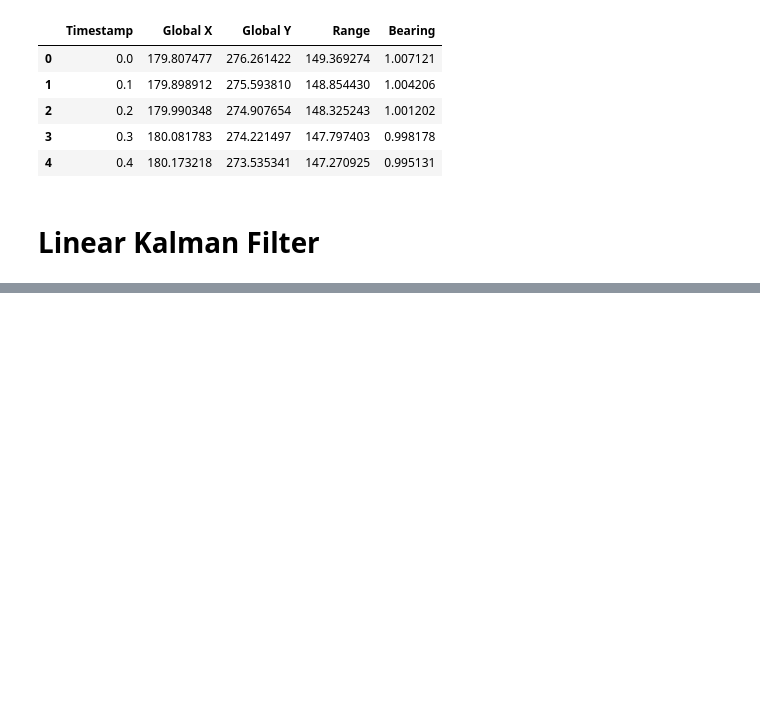
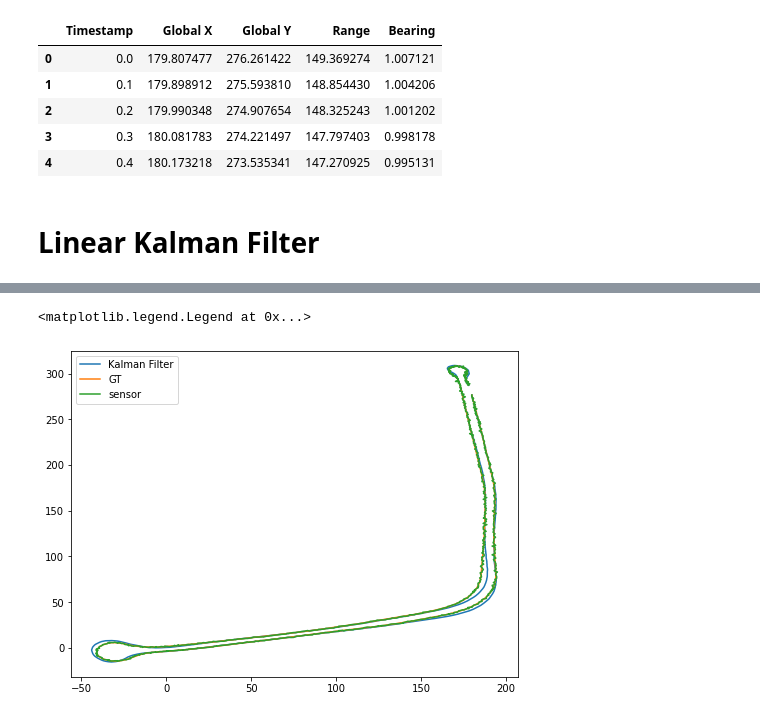
Before and after one commit to viperyl/Notes, a Jupyter notebook: ARS/Practice1/Code.ipynb, the cells around one changed output, grey strips where cells are left out. Saved outputs shown, nothing was run; the diff lists cells and outputs as text; code cells hidden in the pictures; blank space fills up the shorter version.

```diff
--- a/ARS/Practice1/Code.ipynb
+++ b/ARS/Practice1/Code.ipynb
@@ -121,10 +138,38 @@ Q = np.array([[1, 0],
 # %%
-P = np.array([[100, 0],
-              [0, 100]])
+# P = np.array([[100, 0],
+#               [0, 100]])
+P = np.diag([500]*4)
+x = np.array([[179.807477],
+              [0],
+              [276.261422],
+              [0]])
+# %%
+xs = []
+cov = []
 # %%
-for i in range(1, len(raw_data)):
-    xa = np.array([[sensor_data["Global X"][i],
-                   [sensor_data["Global Y"][i]]]])
-    Pa = F.dot(P).dot(F.T) + Q
+for i in range(len(raw_data)):
+    # Predict
+    x = F.dot(x)
+    P = F.dot(P).dot(F.T) + Q
 
-    dz = sensor_
+    # update
+    S = H.dot(P).dot(H.T) + R
+    K = P.dot(H.T).dot(np.linalg.pinv(S))
+    z = np.array([[sensor_data["Global X"][i]],
+                  [sensor_data["Global Y"][i]]])
+    y = z - H.dot(x)
+    x = x + K.dot(y)
+    P = P - K.dot(H).dot(P)
+    xs.append(x)
+    cov.append(P)
+# %%
+plt.figure(figsize = (8,6))
+
+npxs = np.array(xs).reshape(-1, 4).T
+plt.plot(npxs[0,:], npxs[2,:], label = "Kalman Filter")
+plt.plot(groundTruth["Global X"], groundTruth["Global Y"], label = "GT")
+plt.plot(sensor_data["Global X"], sensor_data["Global Y"], label = "sensor")
+plt.legend()
+# %% [output]
+<matplotlib.legend.Legend at 0x...>
+[figure, added]
```
Also changed, not shown: parts of 14 cells of this notebook.
